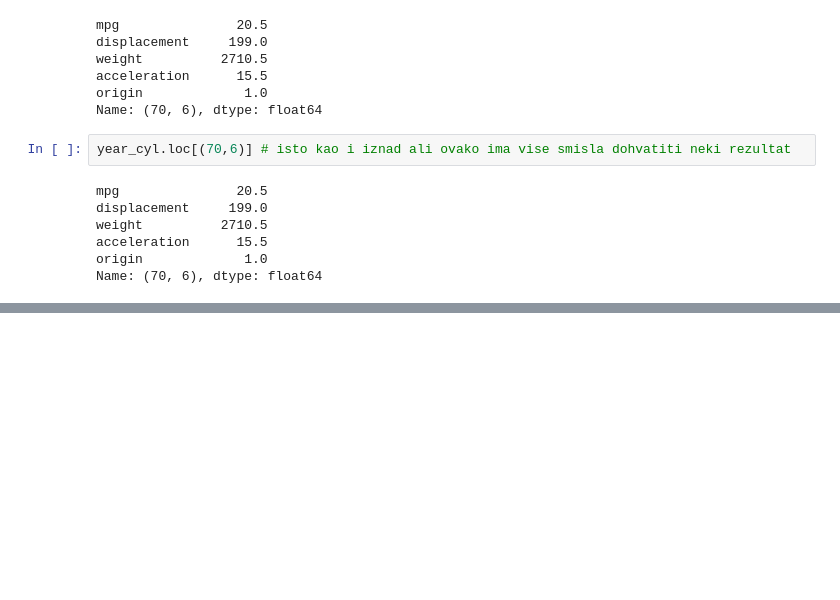
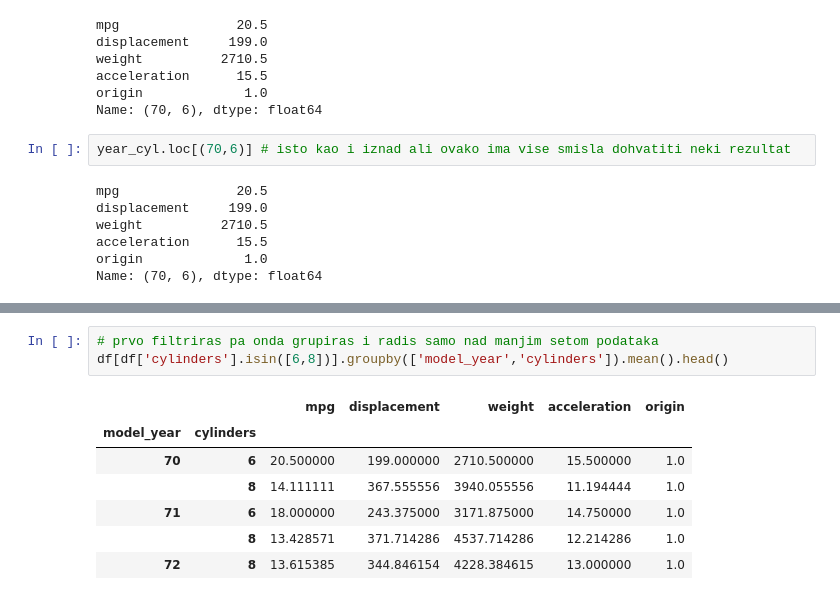
Before and after one commit to sup3rcow/python_ml_ds, a Jupyter notebook: 3.6.pandas-groupby.ipynb, the cells around one changed output, grey strips where cells are left out. Cells and saved outputs as stored; diff of their text form; blank space fills up the shorter version.

Commit message:
pd - groupby

```diff
--- a/3.6.pandas-groupby.ipynb
+++ b/3.6.pandas-groupby.ipynb
@@ -189,0 +228,11 @@ Name: (70, 6), dtype: float64
+# %%
+# prvo filtriras pa onda grupiras i radis samo nad manjim setom podataka
+df[df['cylinders'].isin([6,8])].groupby(['model_year','cylinders']).mean().head()
+# %% [output]
+|  |  | mpg | displacement | weight | acceleration | origin |
+| model_year | cylinders |  |  |  |  |  |
+| 70 | 6 | 20.500000 | 199.000000 | 2710.500000 | 15.500000 | 1.0 |
+|  | 8 | 14.111111 | 367.555556 | 3940.055556 | 11.194444 | 1.0 |
+| 71 | 6 | 18.000000 | 243.375000 | 3171.875000 | 14.750000 | 1.0 |
+|  | 8 | 13.428571 | 371.714286 | 4537.714286 | 12.214286 | 1.0 |
+| 72 | 8 | 13.615385 | 344.846154 | 4228.384615 | 13.000000 | 1.0 |
```
Also changed, not shown: parts of 9 cells of this notebook.
